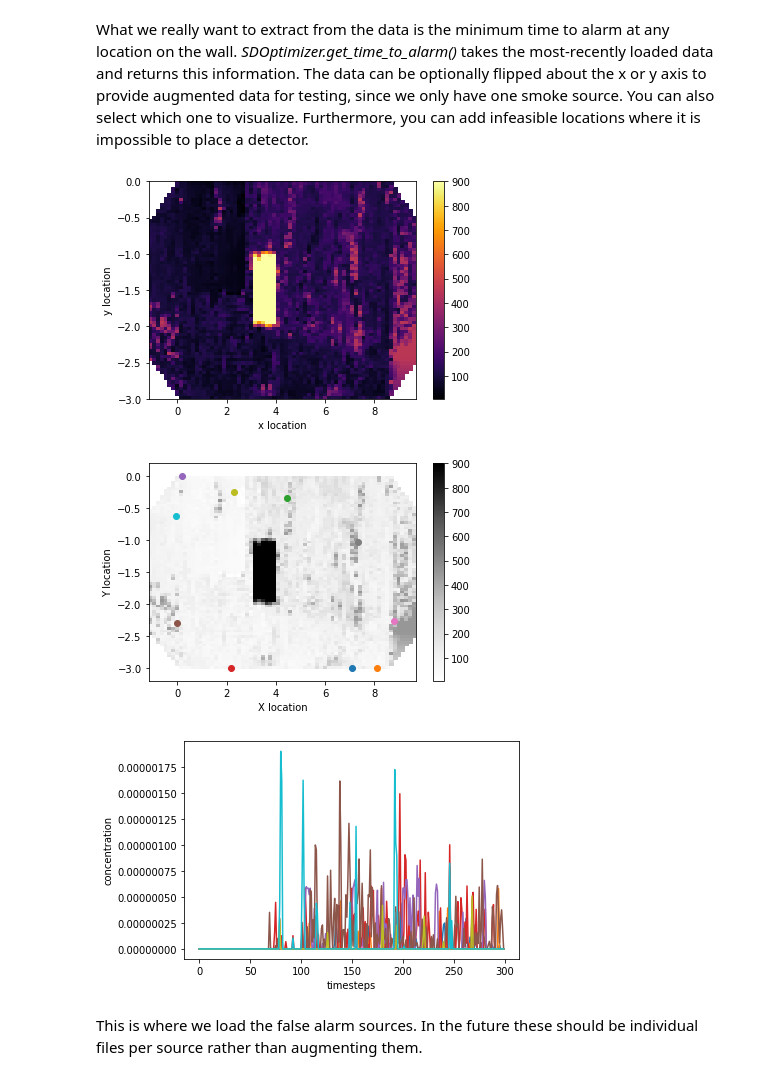
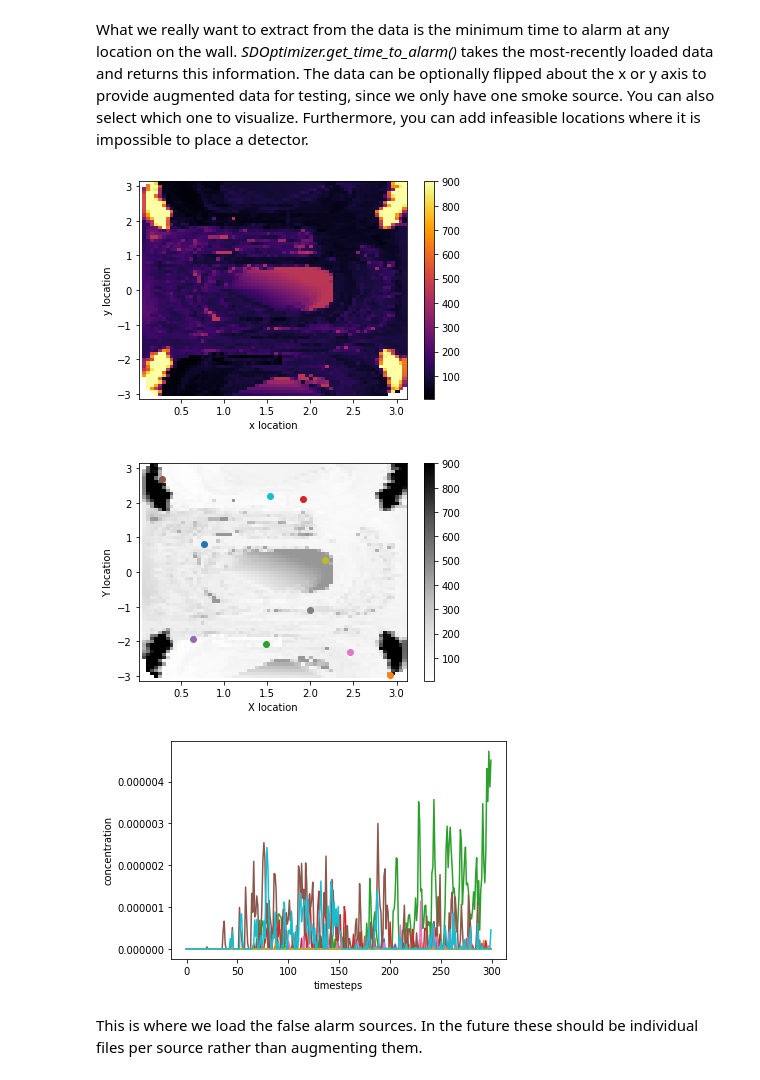
Before and after one commit to russelldj/SmokeDetectorOptimization, a Jupyter notebook: StreamlinedExperiments.ipynb, the cells around one changed output. Cells and saved outputs as stored; diff of their text form; code cells hidden in the pictures.

```diff
--- a/StreamlinedExperiments.ipynb
+++ b/StreamlinedExperiments.ipynb
@@ -12,21 +12,22 @@ plt.rcParams["figure.figsize"] = (10, 7)
 SMOKE_DATA_DIR = "data/smoke_data_full3D" # this data was emailed around
 FALSE_ALARM_DATA_DIR = "data/bike_data_full3D"
 INFEASIBLE = [(3, -2, 4, -1)] # The infeasible region
+PHI_RHO = True
 
 SDO = SDOptimizer()
 # %% [markdown]
 What we really want to extract from the data is the minimum time to alarm at any location on the wall. _SDOptimizer.get\_time\_to\_alarm()_ takes the most-recently loaded data and returns this information. The data can be optionally flipped about the x or y axis to provide augmented data for testing, since we only have one smoke source. You can also select which one to visualize. Furthermore, you can add infeasible locations where it is impossible to place a detector.
 # %%
 SDO.load_timestep_directory(SMOKE_DATA_DIR)
-source1 = SDO.get_time_to_alarm(False, False, infeasible_locations=INFEASIBLE) # the default value of flip is false, so this is simply included for clarity
-source2 = SDO.get_time_to_alarm(True, False, infeasible_locations=INFEASIBLE) # flip about the x axis
-source3 = SDO.get_time_to_alarm(False, True, infeasible_locations=INFEASIBLE) # flip about the x axis
-source4 = SDO.get_time_to_alarm(False, False, infeasible_locations=INFEASIBLE, visualize=True) # flip about both axis
+source1 = SDO.get_time_to_alarm(False, False, infeasible_locations=INFEASIBLE, phi_rho_projection=PHI_RHO, visualize=True) # the default value of flip is false, so this is simply included for clarity
+source2 = SDO.get_time_to_alarm(True, False, infeasible_locations=INFEASIBLE, phi_rho_projection=PHI_RHO) # flip about the x axis
+source3 = SDO.get_time_to_alarm(False, True, infeasible_locations=INFEASIBLE, phi_rho_projection=PHI_RHO) # flip about the x axis
+source4 = SDO.get_time_to_alarm(False, False, infeasible_locations=INFEASIBLE, phi_rho_projection=PHI_RHO) # flip about both axis
 smoke_sources = [source1, source2, source3, source4]
 # %% [output]
-[figure, old version]
+[figure, new version]
-[figure, old version]
+[figure, new version]
-[figure, old version]
+[figure, new version]
 # %% [markdown]
 This is where we load the false alarm sources. In the future these should be individual files per source rather than augmenting them.
 # %%
```
Also changed, not shown: parts of 6 cells of this notebook, 5 other files.
